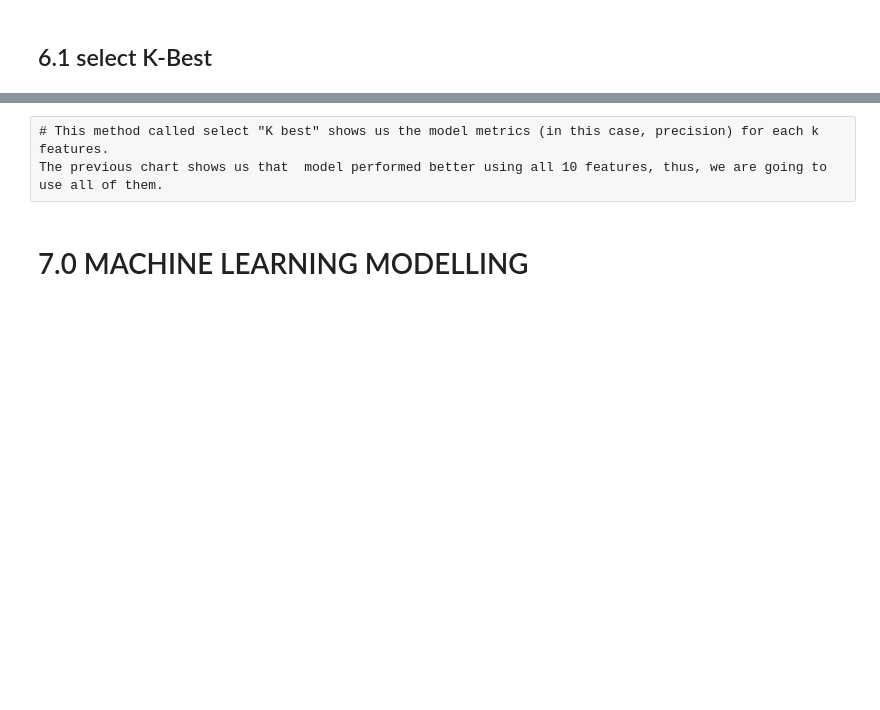
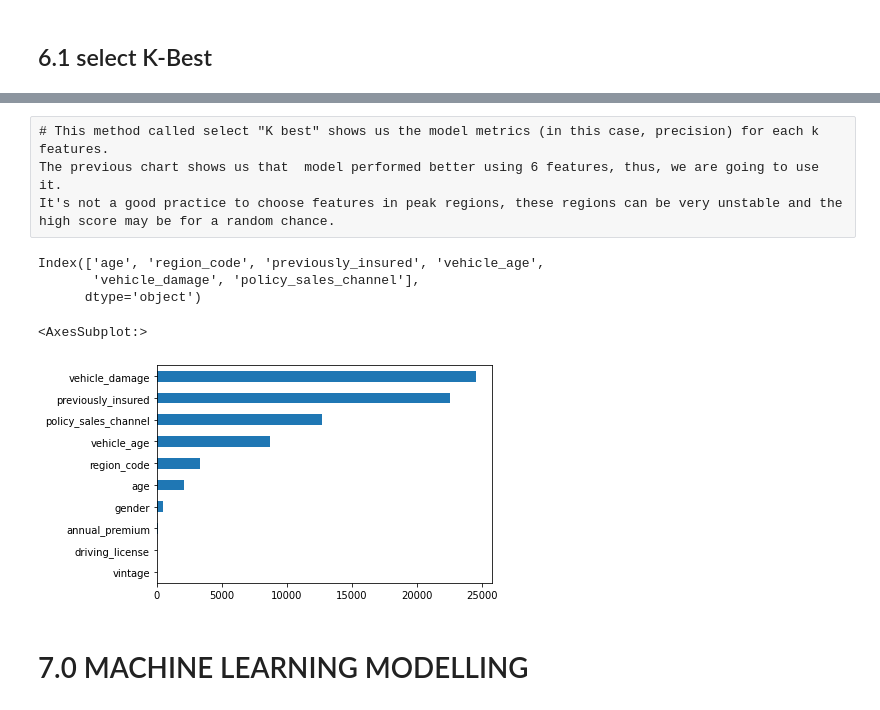
Before and after one commit to ViniciusKos/insurance_cross, a Jupyter notebook: insurance_cross_sell.ipynb, the cells around one changed output, grey strips where cells are left out. Saved outputs shown, nothing was run; the diff lists cells and outputs as text; code cells hidden in the pictures; blank space fills up the shorter version.

Commit message:
feature_importance_selector

```diff
--- a/insurance_cross_sell.ipynb
+++ b/insurance_cross_sell.ipynb
@@ -835,6 +824,20 @@ pd.Series(k_vs_score,index = range(3,Xtrain0.shape[1])).plot(figsize=(10,7))
 # %% [raw]
 # This method called select "K best" shows us the model metrics (in this case, precision) for each k features.
-The previous chart shows us that  model performed better using all 10 features, thus, we are going to use all of them.
+The previous chart shows us that  model performed better using 6 features, thus, we are going to use it.
+It's not a good practice to choose features in peak regions, these regions can be very unstable and the high score may be for a random chance.
+# %%
+selectorfinal=SelectKBest(score_func=f_classif, k = 6).fit(Xtrain0,ytrain0)
+mask0=selectorfinal.get_support()
+Xtrain0.columns[mask0]
+# %% [output]
+Index(['age', 'region_code', 'previously_insured', 'vehicle_age',
+       'vehicle_damage', 'policy_sales_channel'],
+      dtype='object')
+# %%
+pd.Series(selector.scores_, index=Xtrain.columns).sort_values(ascending=True).plot.barh()
+# %% [output]
+<AxesSubplot:>
+[figure, added]
 # %% [markdown]
 # 7.0 MACHINE LEARNING MODELLING
 # %% [raw]
```
Also changed, not shown: parts of 5 cells of this notebook.
